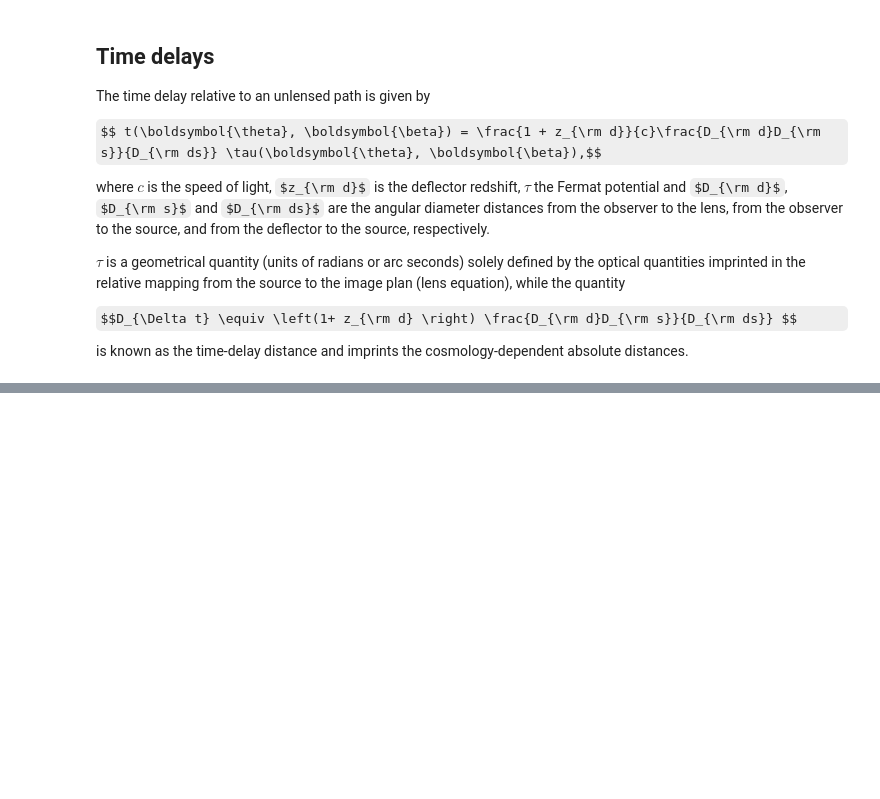
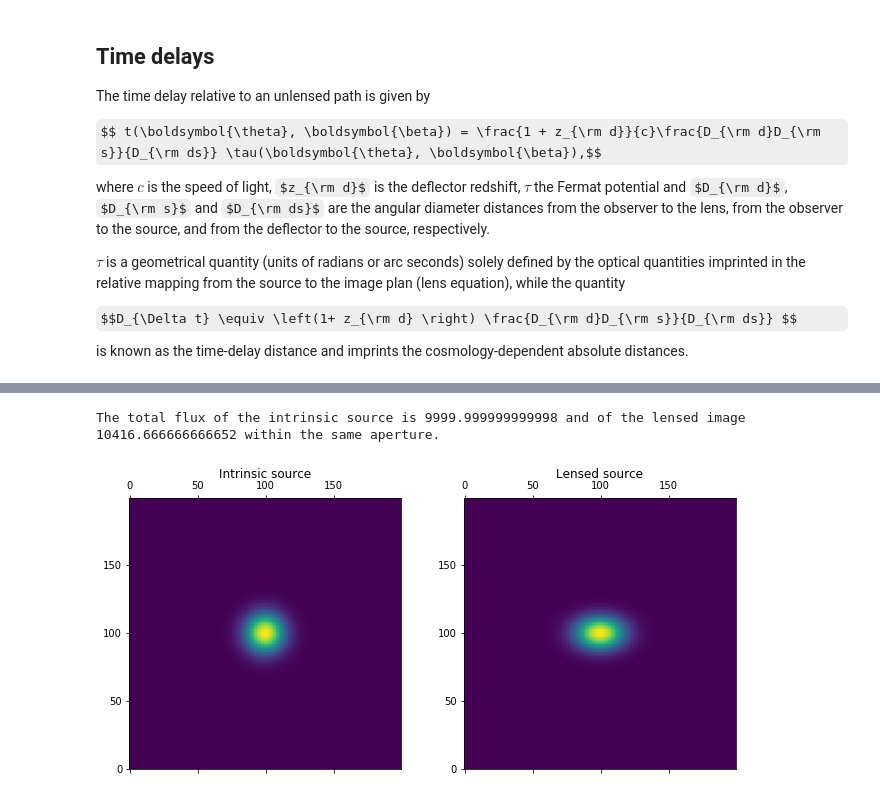
Before and after one commit to sibirrer/strong_lensing_lectures, a Jupyter notebook: Lectures/SL_basics.ipynb, the cells around one changed output, grey strips where cells are left out. Saved outputs shown, nothing was run; the diff lists cells and outputs as text; code cells hidden in the pictures; some formulas as TeX source; blank space fills up the shorter version.

```diff
--- a/Lectures/SL_basics.ipynb
+++ b/Lectures/SL_basics.ipynb
@@ -200,0 +390,46 @@ f.show()
+# %%
+
+# define lens and light models
+from lenstronomy.LightModel.light_model import LightModel
+gauss_light = LightModel(light_model_list=['GAUSSIAN_ELLIPSE'])
+lens_linear = LensModel(lens_model_list=['SHEAR', 'CONVERGENCE'])
+
+# set up a 2d coordinate grid in the image plane
+x_grid, y_grid = util.make_grid(numPix=200, deltapix=0.01)
+x_grid = util.array2image(x_grid)
+y_grid = util.array2image(y_grid)
+
+# define source shape parameters
+kwargs_source = [{'amp': 1, 'sigma': 0.1, 'center_x': 0, 'center_y': 0, 'e1': 0, 'e2': 0}]
+# define linear lensing distortions
+kwargs_lens_linear = [{'gamma1': 0.2, 'gamma2': 0},  # shear terms in Jacobian
+                     {'kappa_ext': 0}  # convergence term in Jacobian
+                     ]
+
+
+# compute intrinsic source surface brightness profile
+flux_source = gauss_light.surface_brightness(x_grid, y_grid, kwargs_source)
+
+# compute distorted surface brightness profile
+# we compute the source coordinates for the corresponding image coordinates
+beta_x_grid, beta_y_grid = lens_linear.ray_shooting(x_grid, y_grid, kwargs_lens_linear)
+# we evaluate the surface brightness at these distorted coordinates
+flux_image = gauss_light.surface_brightness(beta_x_grid, beta_y_grid, kwargs_source)
+
+# we plot the intrinsic and distorted image
+
+f, axes = plt.subplots(1, 2, figsize=(11, 5))
+
+axes[0].matshow(flux_source, origin='lower')
+axes[0].set_title('Intrinsic source')
+
+axes[1].matshow(flux_image, origin='lower')
+axes[1].set_title('Lensed source')
+
+f.show()
+
+
+print('The total flux of the intrinsic source is %s and of the lensed image %s within the same aperture.' % (np.sum(flux_source), np.sum(flux_image)))
+# %% [output]
+The total flux of the intrinsic source is 9999.999999999998 and of the lensed image 10416.666666666652 within the same aperture.
+[figure, added]
```
Also changed, not shown: parts of 23 cells of this notebook.
